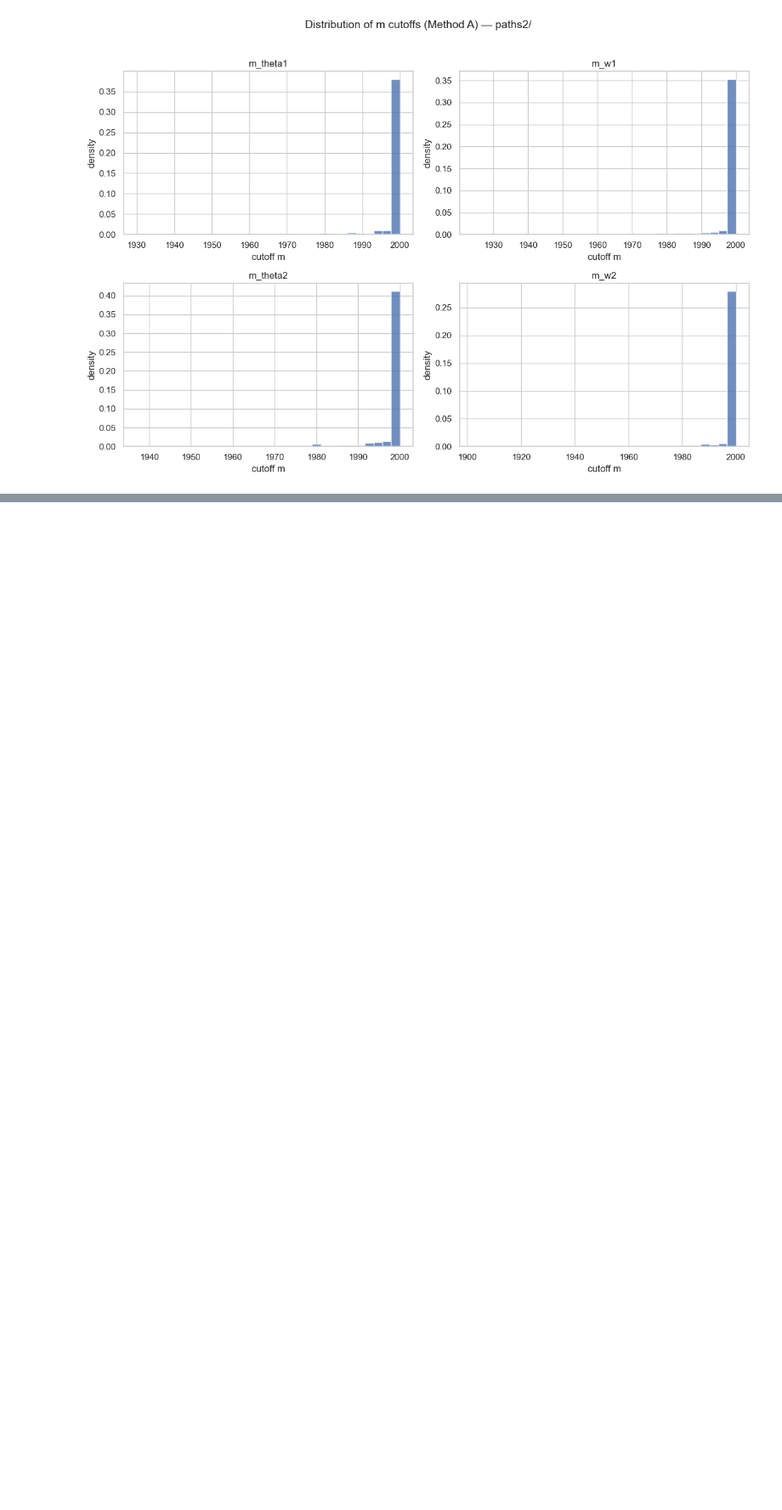
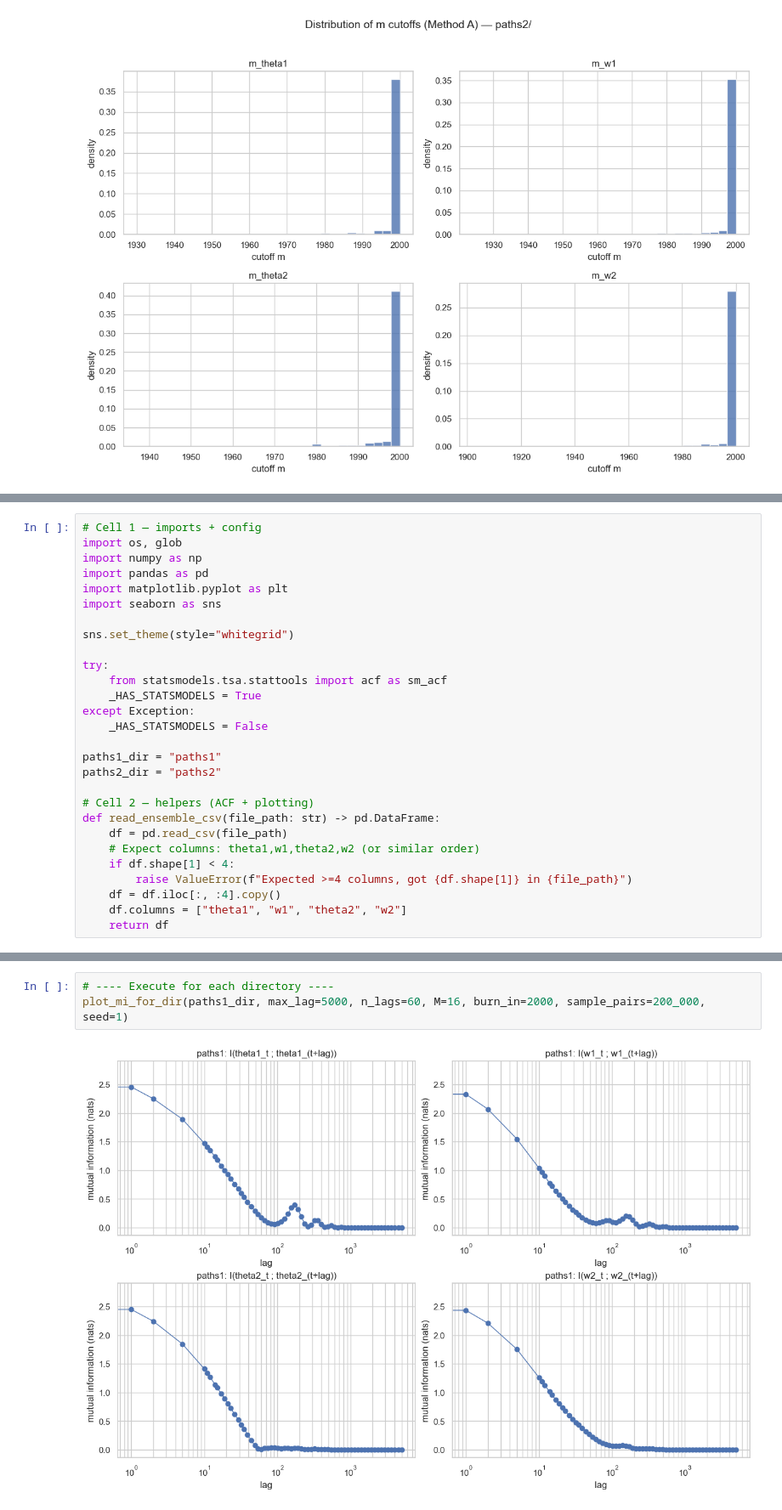
Before and after one commit to alexander-yord/Wasserstein-Emp-Bound, a Jupyter notebook: dependence.ipynb, the cells around one changed output, grey strips where cells are left out. Shown at 85% size. Saved outputs shown, nothing was run; the diff lists cells and outputs as text; blank space fills up the shorter version.

```diff
--- a/dependence.ipynb
+++ b/dependence.ipynb
@@ -205,0 +210,28 @@ plot_cutoff_distributions(cutoffs2, title=f"Distribution of m cutoffs (Method A)
+# %%
+# Cell 1 — imports + config
+import os, glob
+import numpy as np
+import pandas as pd
+import matplotlib.pyplot as plt
+import seaborn as sns
+
+sns.set_theme(style="whitegrid")
+
+try:
+    from statsmodels.tsa.stattools import acf as sm_acf
+    _HAS_STATSMODELS = True
+except Exception:
+    _HAS_STATSMODELS = False
+
+paths1_dir = "paths1"
+paths2_dir = "paths2"
+
+# Cell 2 — helpers (ACF + plotting)
+def read_ensemble_csv(file_path: str) -> pd.DataFrame:
+    df = pd.read_csv(file_path)
+    # Expect columns: theta1,w1,theta2,w2 (or similar order)
+    if df.shape[1] < 4:
+        raise ValueError(f"Expected >=4 columns, got {df.shape[1]} in {file_path}")
+    df = df.iloc[:, :4].copy()
+    df.columns = ["theta1", "w1", "theta2", "w2"]
+    return df
@@ -205,0 +419,5 @@ plot_cutoff_distributions(cutoffs2, title=f"Distribution of m cutoffs (Method A)
+# %%
+# ---- Execute for each directory ----
+plot_mi_for_dir(paths1_dir, max_lag=5000, n_lags=60, M=16, burn_in=2000, sample_pairs=200_000, seed=1)
+# %% [output]
+[figure, added]
```
Also changed, not shown: parts of 6 cells of this notebook, 2 other files.
